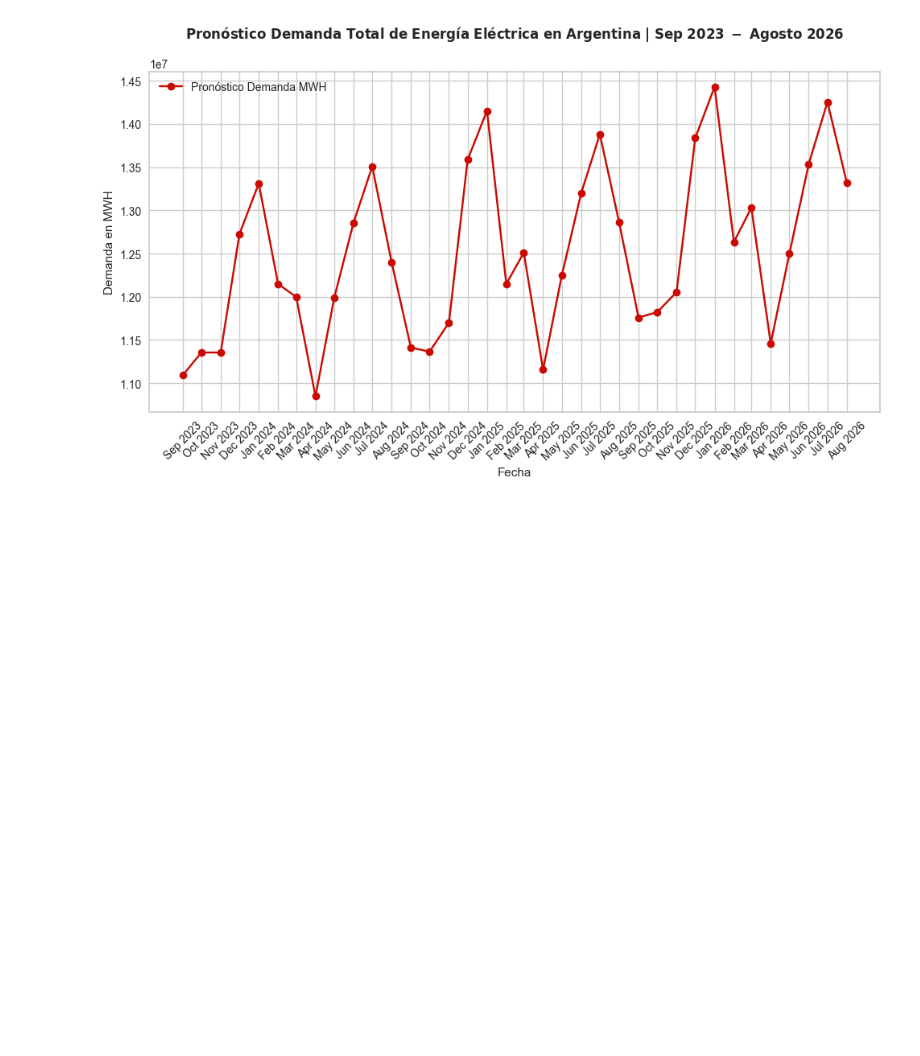
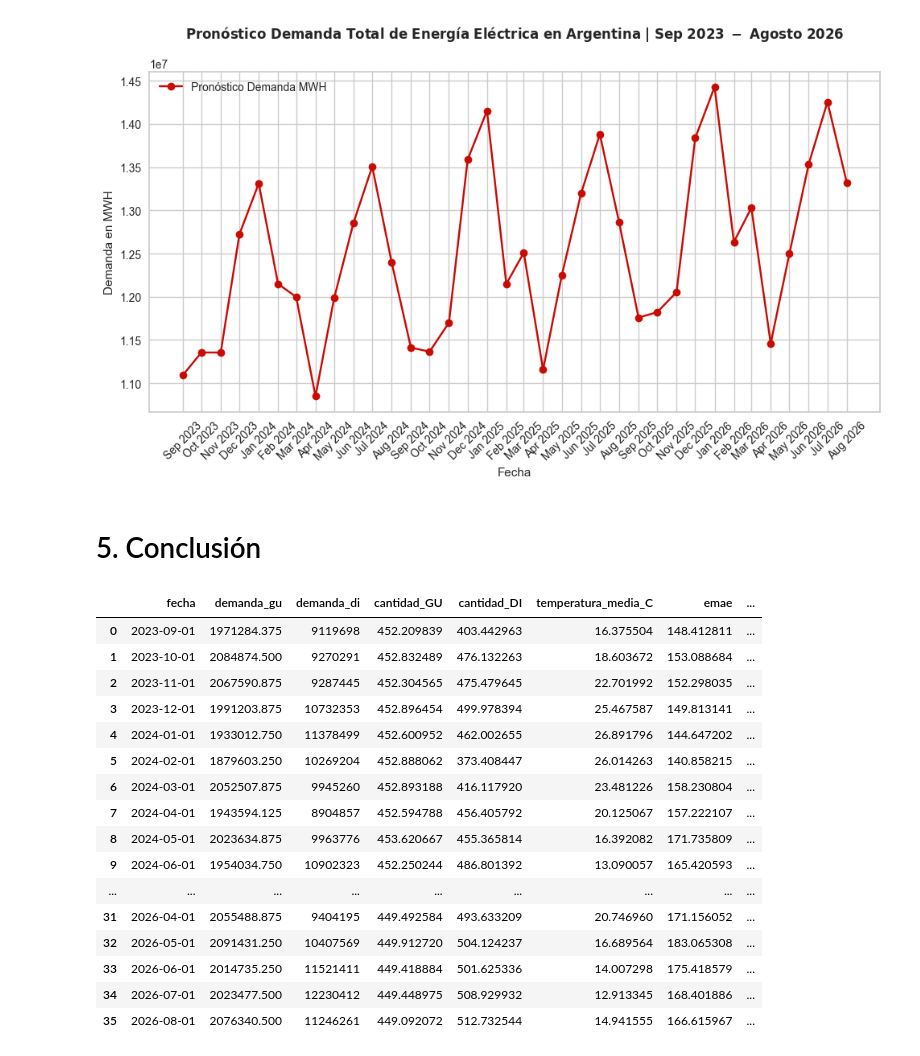
Before and after one commit to manuel-barreiro/prediccion-demanda-electrica, a Jupyter notebook: modelo_predictivo/NOTEBOOK_FINAL.ipynb, the cells around one changed output. Cells and saved outputs as stored; diff of their text form; code cells hidden in the pictures; blank space fills up the shorter version.

```diff
--- a/modelo_predictivo/NOTEBOOK_FINAL.ipynb
+++ b/modelo_predictivo/NOTEBOOK_FINAL.ipynb
@@ -1322,3 +1322,5 @@ plot.show()
 predictions_future.to_excel(r"./PRONOSTICO_FINAL.xlsx")
 #Exporto el que tiene todo, lo real + prediccion
 concat_df.to_excel(r"./PRONOSTICO_FINAL_CON_TODO.xlsx")
+# %% [markdown]
+# 5. Conclusión
@@ -1324,0 +1333,22 @@ concat_df.to_excel(r"./PRONOSTICO_FINAL_CON_TODO.xlsx")
+# %%
+pronostico = pd.read_excel(r"./PRONOSTICO_FINAL.xlsx")
+pronostico.drop('Unnamed: 0', axis=1, inplace=True)
+pronostico
+# %% [output]
+|  | fecha | demanda_gu | demanda_di | cantidad_GU | cantidad_DI | temperatura_media_C | emae | ... |
+| 0 | 2023-09-01 | 1971284.375 | 9119698 | 452.209839 | 403.442963 | 16.375504 | 148.412811 | ... |
+| 1 | 2023-10-01 | 2084874.500 | 9270291 | 452.832489 | 476.132263 | 18.603672 | 153.088684 | ... |
+| 2 | 2023-11-01 | 2067590.875 | 9287445 | 452.304565 | 475.479645 | 22.701992 | 152.298035 | ... |
+| 3 | 2023-12-01 | 1991203.875 | 10732353 | 452.896454 | 499.978394 | 25.467587 | 149.813141 | ... |
+| 4 | 2024-01-01 | 1933012.750 | 11378499 | 452.600952 | 462.002655 | 26.891796 | 144.647202 | ... |
+| 5 | 2024-02-01 | 1879603.250 | 10269204 | 452.888062 | 373.408447 | 26.014263 | 140.858215 | ... |
+| 6 | 2024-03-01 | 2052507.875 | 9945260 | 452.893188 | 416.117920 | 23.481226 | 158.230804 | ... |
+| 7 | 2024-04-01 | 1943594.125 | 8904857 | 452.594788 | 456.405792 | 20.125067 | 157.222107 | ... |
+| 8 | 2024-05-01 | 2023634.875 | 9963776 | 453.620667 | 455.365814 | 16.392082 | 171.735809 | ... |
+| 9 | 2024-06-01 | 1954034.750 | 10902323 | 452.250244 | 486.801392 | 13.090057 | 165.420593 | ... |
+| ... | ... | ... | ... | ... | ... | ... | ... | ... |
+| 31 | 2026-04-01 | 2055488.875 | 9404195 | 449.492584 | 493.633209 | 20.746960 | 171.156052 | ... |
+| 32 | 2026-05-01 | 2091431.250 | 10407569 | 449.912720 | 504.124237 | 16.689564 | 183.065308 | ... |
+| 33 | 2026-06-01 | 2014735.250 | 11521411 | 449.418884 | 501.625336 | 14.007298 | 175.418579 | ... |
+| 34 | 2026-07-01 | 2023477.500 | 12230412 | 449.448975 | 508.929932 | 12.913345 | 168.401886 | ... |
+| 35 | 2026-08-01 | 2076340.500 | 11246261 | 449.092072 | 512.732544 | 14.941555 | 166.615967 | ... |
```
Also changed, not shown: parts of 6 cells of this notebook, 1 other file.
